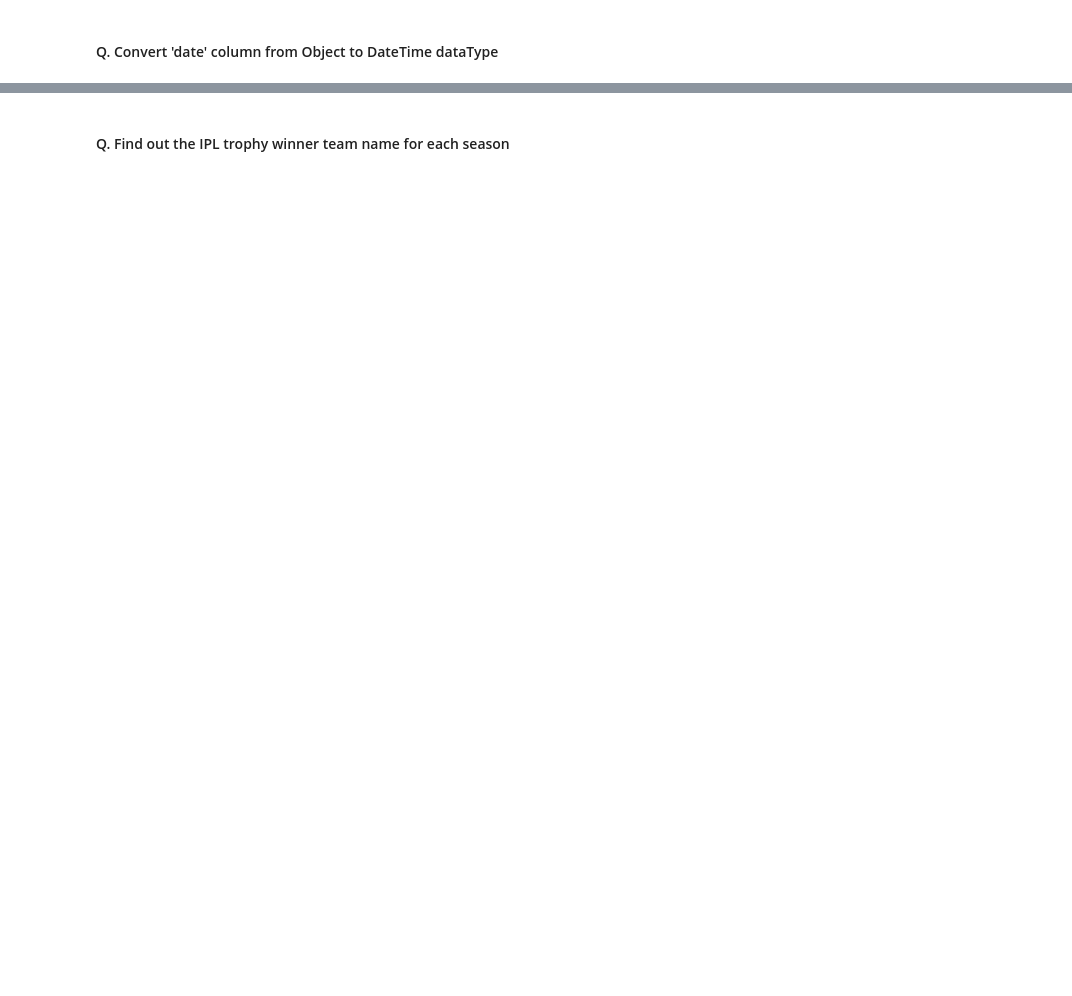
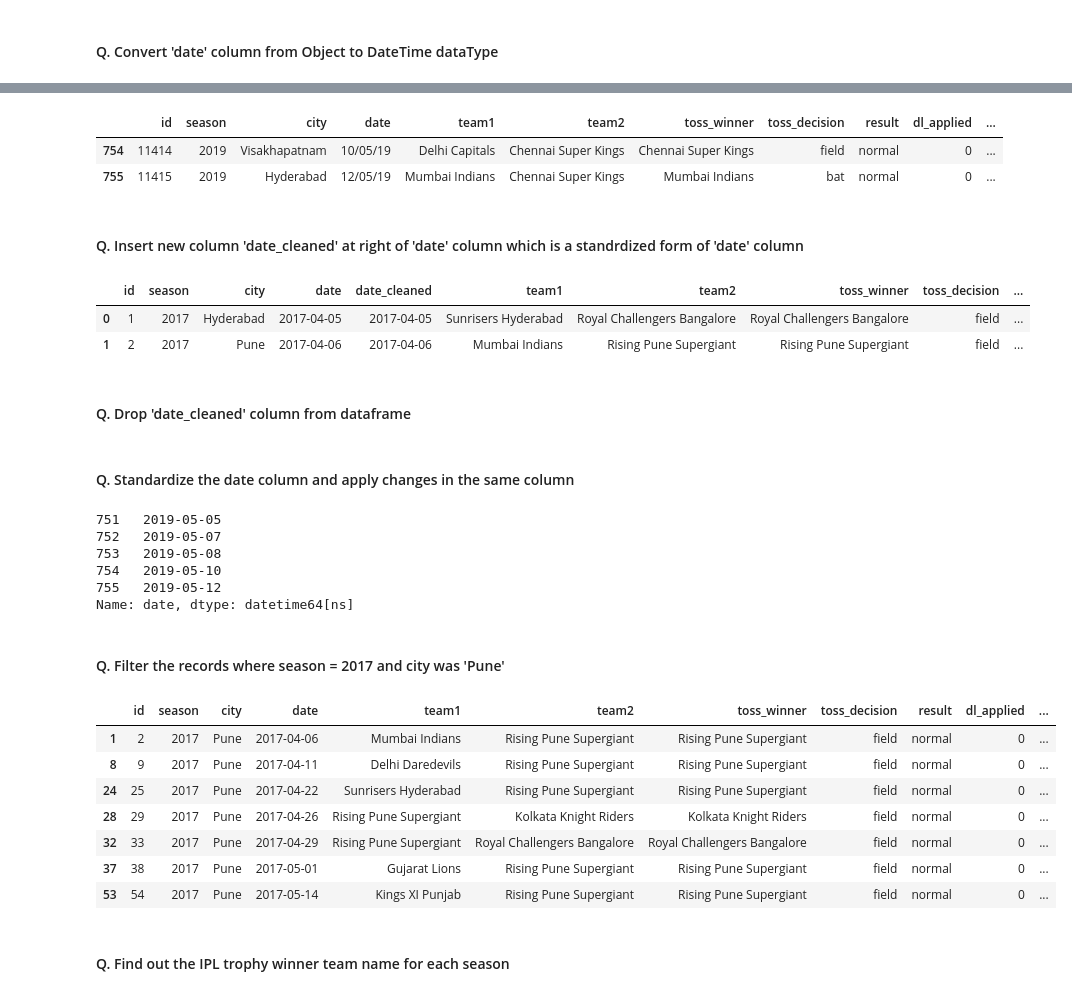
Before and after one commit to sammedtech/DataEngineering, a Jupyter notebook: Python_Session/Pandas_Python/Pandas_Test_3.ipynb, the cells around one changed output, grey strips where cells are left out. Saved outputs shown, nothing was run; the diff lists cells and outputs as text; code cells hidden in the pictures; blank space fills up the shorter version.

```diff
--- a/Python_Session/Pandas_Python/Pandas_Test_3.ipynb
+++ b/Python_Session/Pandas_Python/Pandas_Test_3.ipynb
@@ -15,0 +142,2 @@
+# %%
+matches_df['venue'].replace({'M. A. Chidambaram Stadium' : 'MA Chidambaram Stadium, Chepauk', 'M Chinnaswamy Stadium' : 'M. Chinnaswamy Stadium', 'Rajiv Gandhi Intl. Cricket Stadium' : 'Rajiv Gandhi International Stadium, Uppal'}, inplace=True)
@@ -18,2 +218,52 @@
+# %%
+matches_df.tail(2)
+# %% [output]
+|  | id | season | city | date | team1 | team2 | toss_winner | toss_decision | result | dl_applied | ... |
+| 754 | 11414 | 2019 | Visakhapatnam | 10/05/19 | Delhi Capitals | Chennai Super Kings | Chennai Super Kings | field | normal | 0 | ... |
+| 755 | 11415 | 2019 | Hyderabad | 12/05/19 | Mumbai Indians | Chennai Super Kings | Mumbai Indians | bat | normal | 0 | ... |
+# %% [markdown]
+#### Q. Insert new column 'date_cleaned' at right of 'date' column which is a standrdized form of 'date' column
+# %%
+# df.insert --> used to add new column at specific index location
+matches_df.insert(4, "date_cleaned", pd.to_datetime(matches_df['date'], dayfirst=True, format="mixed"))
+# %%
+matches_df.head(2)
+# %% [output]
+|  | id | season | city | date | date_cleaned | team1 | team2 | toss_winner | toss_decision | ... |
+| 0 | 1 | 2017 | Hyderabad | 2017-04-05 | 2017-04-05 | Sunrisers Hyderabad | Royal Challengers Bangalore | Royal Challengers Bangalore | field | ... |
+| 1 | 2 | 2017 | Pune | 2017-04-06 | 2017-04-06 | Mumbai Indians | Rising Pune Supergiant | Rising Pune Supergiant | field | ... |
+# %% [markdown]
+#### Q. Drop 'date_cleaned' column from dataframe
+# %%
+# axis = 1, to drop any column with column name
+# inplace=True, to drop column and apply the changes in existing dataframe
+
+matches_df.drop("date_cleaned", axis=1, inplace=True)
+# %% [markdown]
+#### Q. Standardize the date column and apply changes in the same column
+# %%
+matches_df['date'] = pd.to_datetime(matches_df['date'], dayfirst=True, format="mixed")
+# %%
+matches_df['date'].tail()
+# %% [output]
+751   2019-05-05
+752   2019-05-07
+753   2019-05-08
+754   2019-05-10
+755   2019-05-12
+Name: date, dtype: datetime64[ns]
+# %% [markdown]
+#### Q. Filter the records where season = 2017 and city was 'Pune'
+# %%
+matches_df.loc[(matches_df['city'] == 'Pune') & (matches_df['season'] == 2017)]
+# %% [output]
+|  | id | season | city | date | team1 | team2 | toss_winner | toss_decision | result | dl_applied | ... |
+| 1 | 2 | 2017 | Pune | 2017-04-06 | Mumbai Indians | Rising Pune Supergiant | Rising Pune Supergiant | field | normal | 0 | ... |
+| 8 | 9 | 2017 | Pune | 2017-04-11 | Delhi Daredevils | Rising Pune Supergiant | Rising Pune Supergiant | field | normal | 0 | ... |
+| 24 | 25 | 2017 | Pune | 2017-04-22 | Sunrisers Hyderabad | Rising Pune Supergiant | Rising Pune Supergiant | field | normal | 0 | ... |
+| 28 | 29 | 2017 | Pune | 2017-04-26 | Rising Pune Supergiant | Kolkata Knight Riders | Kolkata Knight Riders | field | normal | 0 | ... |
+| 32 | 33 | 2017 | Pune | 2017-04-29 | Rising Pune Supergiant | Royal Challengers Bangalore | Royal Challengers Bangalore | field | normal | 0 | ... |
+| 37 | 38 | 2017 | Pune | 2017-05-01 | Gujarat Lions | Rising Pune Supergiant | Rising Pune Supergiant | field | normal | 0 | ... |
+| 53 | 54 | 2017 | Pune | 2017-05-14 | Kings XI Punjab | Rising Pune Supergiant | Rising Pune Supergiant | field | normal | 0 | ... |
 # %% [markdown]
 #### Q. Find out the IPL trophy winner team name for each season
```
Also changed, not shown: parts of 30 cells of this notebook.
